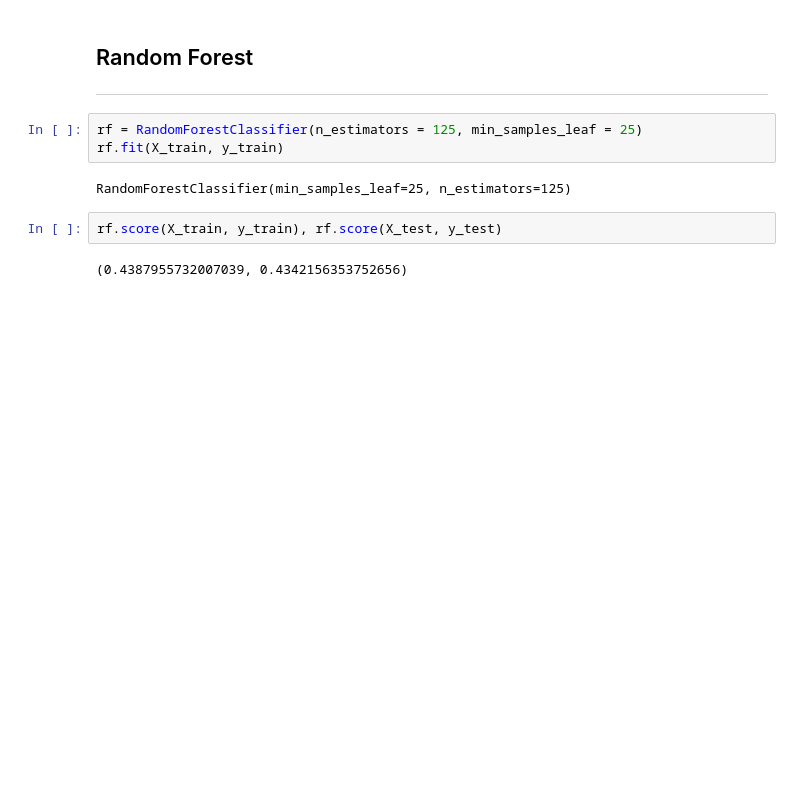
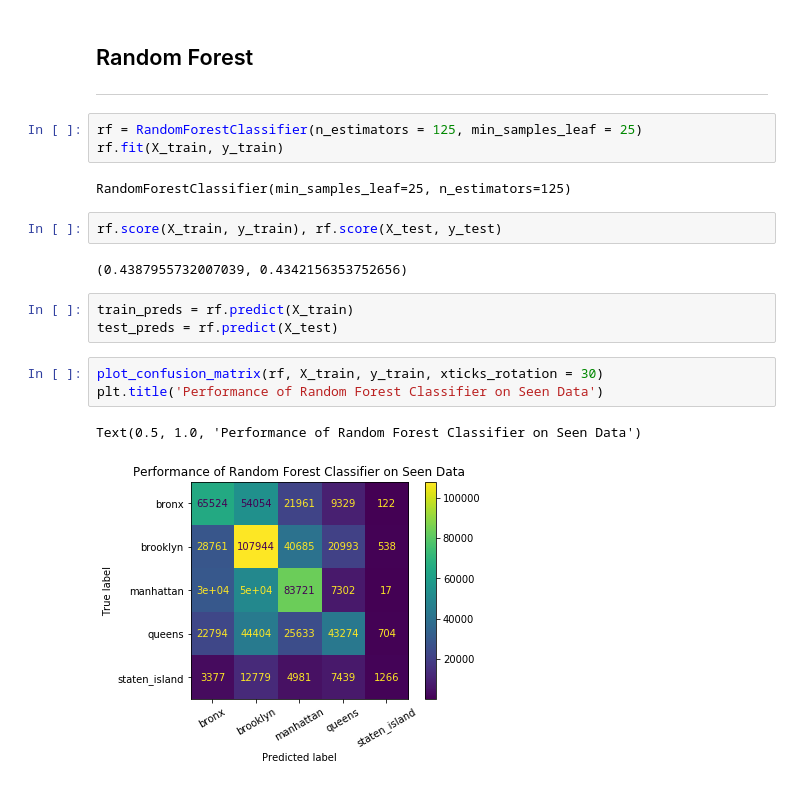
Before and after one commit to tlunderwood2014/nyc_crime_analysis, a Jupyter notebook: Neighborhood_Anaysis.ipynb, the cells around one changed output. Cells and saved outputs as stored; diff of their text form; blank space fills up the shorter version.

```diff
--- a/Neighborhood_Anaysis.ipynb
+++ b/Neighborhood_Anaysis.ipynb
@@ -368,3 +484,12 @@ RandomForestClassifier(min_samples_leaf=25, n_estimators=125)
 rf.score(X_train, y_train), rf.score(X_test, y_test)
 # %% [output]
 (0.4387955732007039, 0.4342156353752656)
+# %%
+train_preds = rf.predict(X_train)
+test_preds = rf.predict(X_test)
+# %%
+plot_confusion_matrix(rf, X_train, y_train, xticks_rotation = 30)
+plt.title('Performance of Random Forest Classifier on Seen Data')
+# %% [output]
+Text(0.5, 1.0, 'Performance of Random Forest Classifier on Seen Data')
+[figure, added]
```
Also changed, not shown: parts of 11 cells of this notebook.
